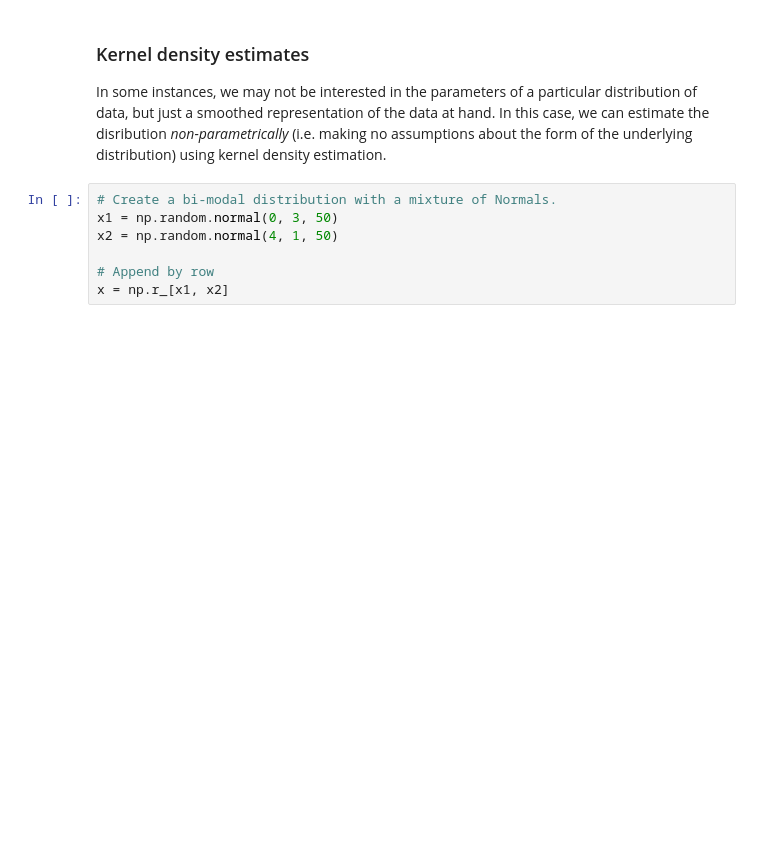
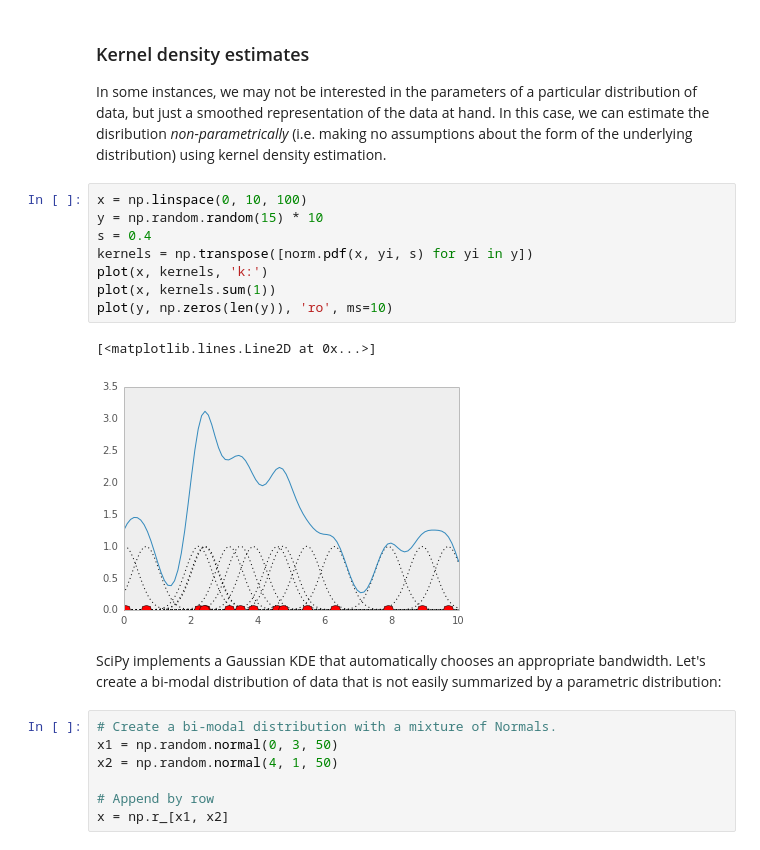
Before and after one commit to fonnesbeck/statistical-analysis-python-tutorial, a Jupyter notebook: 4. Statistical Data Modeling.ipynb, the cells around one changed output. Drawn from its saved outputs; the diff is of its cells as text; blank space fills up the shorter version.

```diff
--- a/4. Statistical Data Modeling.ipynb
+++ b/4. Statistical Data Modeling.ipynb
@@ -332,6 +338,19 @@ array([-0.0186782 ,  1.01677541])
 ### Kernel density estimates
 
 In some instances, we may not be interested in the parameters of a particular distribution of data, but just a smoothed representation of the data at hand. In this case, we can estimate the disribution *non-parametrically* (i.e. making no assumptions about the form of the underlying distribution) using kernel density estimation.
+# %%
+x = np.linspace(0, 10, 100)
+y = np.random.random(15) * 10
+s = 0.4
+kernels = np.transpose([norm.pdf(x, yi, s) for yi in y])
+plot(x, kernels, 'k:')
+plot(x, kernels.sum(1))
+plot(y, np.zeros(len(y)), 'ro', ms=10)
+# %% [output]
+[<matplotlib.lines.Line2D at 0x...>]
+[figure, added]
+# %% [markdown]
+SciPy implements a Gaussian KDE that automatically chooses an appropriate bandwidth. Let's create a bi-modal distribution of data that is not easily summarized by a parametric distribution:
 # %%
 # Create a bi-modal distribution with a mixture of Normals.
 x1 = np.random.normal(0, 3, 50)
```
Also changed, not shown: parts of 44 cells of this notebook.
